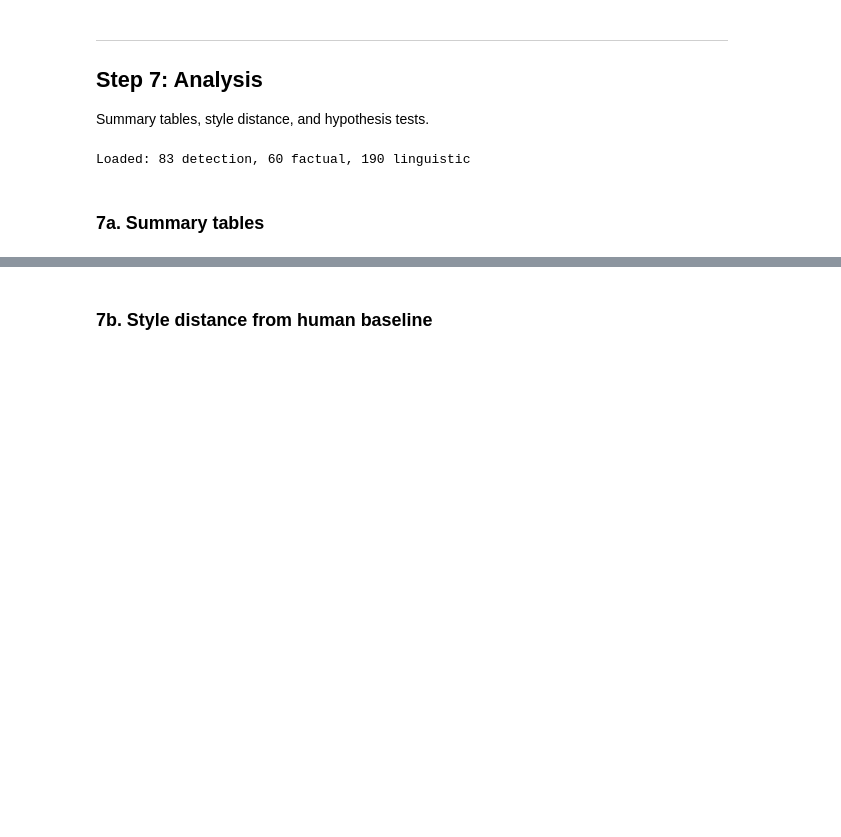
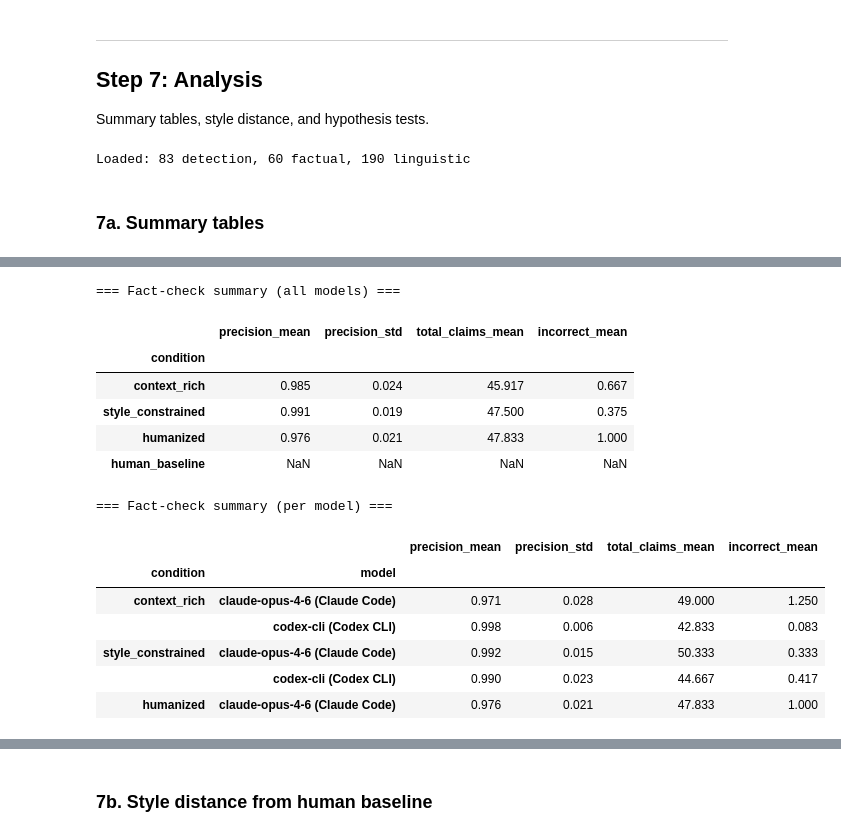
Before and after one commit to yongkyunlee/ai-detectability-research, a Jupyter notebook: code/notebooks/experiment.ipynb, the cells around one changed output, grey strips where cells are left out. Drawn from its saved outputs; the diff is of its cells as text; code cells hidden in the pictures; blank space fills up the shorter version.

```diff
--- a/code/notebooks/experiment.ipynb
+++ b/code/notebooks/experiment.ipynb
@@ -371,0 +390,35 @@ ling_summary
+# %%
+fact_summary = factual.groupby("condition").agg(
+    precision_mean=("factual_precision", "mean"),
+    precision_std=("factual_precision", "std"),
+    total_claims_mean=("total_claims", "mean"),
+    incorrect_mean=("incorrect_claims", "mean"),
+).round(3).reindex(ORDER)
+print("=== Fact-check summary (all models) ===")
+display(fact_summary)
+
+if "model" in factual.columns and factual["model"].nunique() > 1:
+    fact_summary_model = factual.groupby(["condition", "model"]).agg(
+        precision_mean=("factual_precision", "mean"),
+        precision_std=("factual_precision", "std"),
+        total_claims_mean=("total_claims", "mean"),
+        incorrect_mean=("incorrect_claims", "mean"),
+    ).round(3).reindex(ORDER, level="condition")
+    print("\n=== Fact-check summary (per model) ===")
+    display(fact_summary_model)
+# %% [output]
+=== Fact-check summary (all models) ===
+|  | precision_mean | precision_std | total_claims_mean | incorrect_mean |
+| condition |  |  |  |  |
+| context_rich | 0.985 | 0.024 | 45.917 | 0.667 |
+| style_constrained | 0.991 | 0.019 | 47.500 | 0.375 |
+| humanized | 0.976 | 0.021 | 47.833 | 1.000 |
+| human_baseline | NaN | NaN | NaN | NaN |
+=== Fact-check summary (per model) ===
+|  |  | precision_mean | precision_std | total_claims_mean | incorrect_mean |
+| condition | model |  |  |  |  |
+| context_rich | claude-opus-4-6 (Claude Code) | 0.971 | 0.028 | 49.000 | 1.250 |
+|  | codex-cli (Codex CLI) | 0.998 | 0.006 | 42.833 | 0.083 |
+| style_constrained | claude-opus-4-6 (Claude Code) | 0.992 | 0.015 | 50.333 | 0.333 |
+|  | codex-cli (Codex CLI) | 0.990 | 0.023 | 44.667 | 0.417 |
+| humanized | claude-opus-4-6 (Claude Code) | 0.976 | 0.021 | 47.833 | 1.000 |
```
Also changed, not shown: parts of 14 cells of this notebook, 8 other files.
